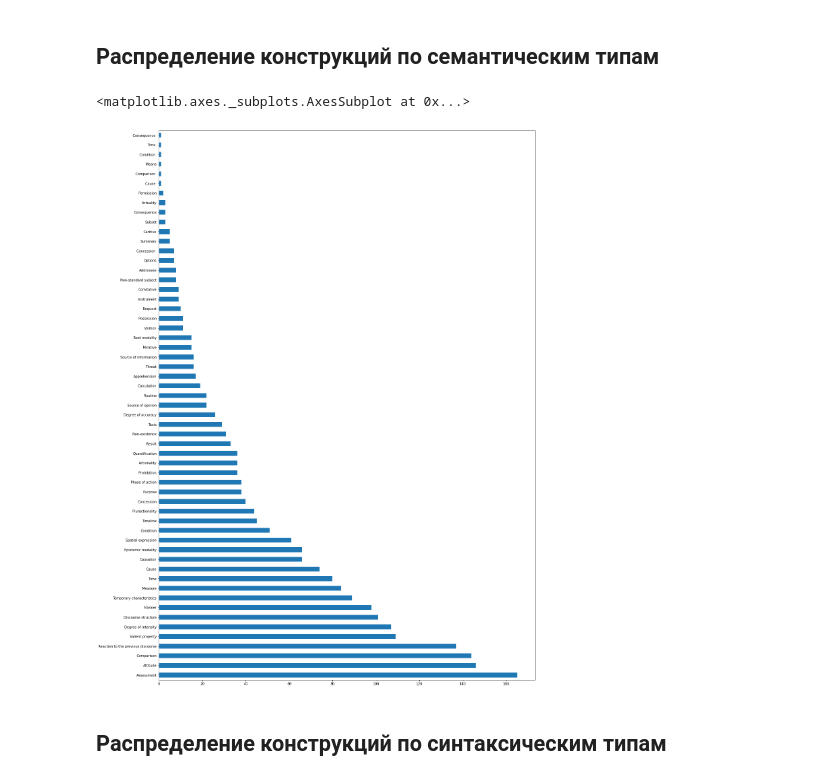
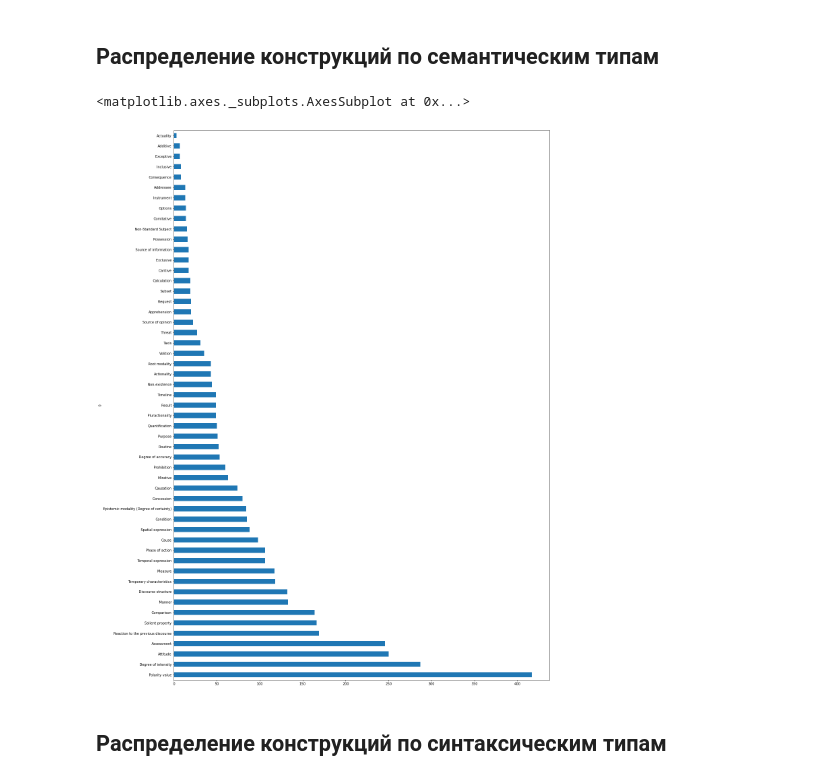
Before and after one commit to aaaksenova/RussianConstructicon_NLP_tools, a Jupyter notebook: Construction_visualisation.ipynb, the cells around one changed output. Cells and saved outputs as stored; diff of their text form; code cells hidden in the pictures.

```diff
--- a/Construction_visualisation.ipynb
+++ b/Construction_visualisation.ipynb
@@ -26,9 +40,9 @@ Installing mystem to /root/.local/bin/mystem from http://download.cdn.yandex.net
 # %%
-wb = gc.open_by_url('https://docs.google.com/spreadsheets/d/1FU3qyx1VGtPZrMkww6C40lhryRKVVMatd2nOIo_ezVQ/edit?usp=sharing')
+wb = gc.open_by_url('https://docs.google.com/spreadsheets/d/1W0sFyCG0TWWosuA-ly2mkXV-1pLBPgAlQtACy6qQOEw/edit#gid=656624377')
 # %%
 sheet = wb.worksheet('Database for Radovan')
 # %%
 df = pd.DataFrame(sheet.get_all_values())
-df.columns = df.iloc[1]
-df = df.iloc[2:]
+df.columns = df.iloc[0]
+df = df.iloc[1:]
 # %%
@@ -50,2 +58,5 @@ df
+# %%
+start = df.columns.get_loc('Actionality')
+stop = df.columns.get_loc('Volition')
 # %% [markdown]
 ## Распределение конструкций по семантическим типам
@@ -52,7 +66,9 @@ df
+# %%
+df.replace({'': None}, inplace=True)
 # %%
-df.SemType1.value_counts().plot(kind='barh', figsize=(20, 30))
+df.iloc[:, range(start, stop + 1)].notnull().sum().sort_values(ascending=False).plot(kind='barh', figsize=(20, 30))
 # %% [output]
 <matplotlib.axes._subplots.AxesSubplot at 0x...>
-[figure, old version]
+[figure, new version]
 # %% [markdown]
 ## Распределение конструкций по синтаксическим типам
```
Also changed, not shown: parts of 10 cells of this notebook.
